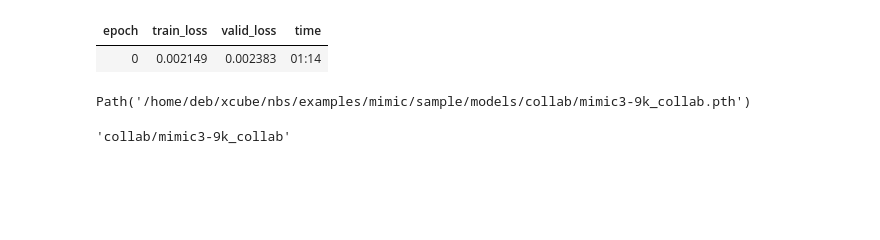
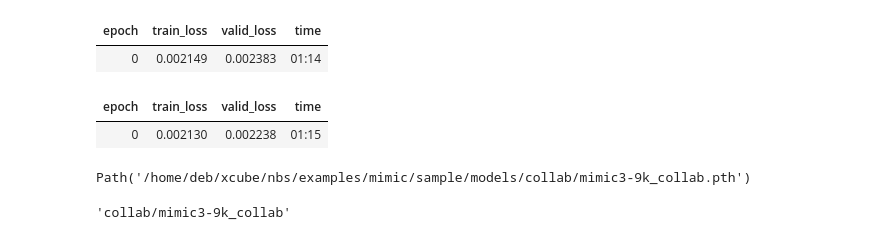
Before and after one commit to debjyotiSRoy/xcube_old, a Jupyter notebook: nbs/examples/mimic/sample/mimic3-9k_sample.ipynb, the cells around one changed output. Cells and saved outputs as stored; diff of their text form; code cells hidden in the pictures; blank space fills up the shorter version.

```diff
--- a/nbs/examples/mimic/sample/mimic3-9k_sample.ipynb
+++ b/nbs/examples/mimic/sample/mimic3-9k_sample.ipynb
@@ -1538,6 +1532,11 @@ learn_collab.fit_one_cycle(1, 5e-3, wd=0.1)
 # %% [output]
 | epoch | train_loss | valid_loss | time |
 | 0 | 0.002149 | 0.002383 | 01:14 |
+# %%
+learn_collab.fit_one_cycle(1, 5e-3, wd=0.1)
+# %% [output]
+| epoch | train_loss | valid_loss | time |
+| 0 | 0.002130 | 0.002238 | 01:15 |
 # %%
 collab_path
 # %% [output]
```
Also changed, not shown: parts of 7 cells of this notebook, 2 other files.
